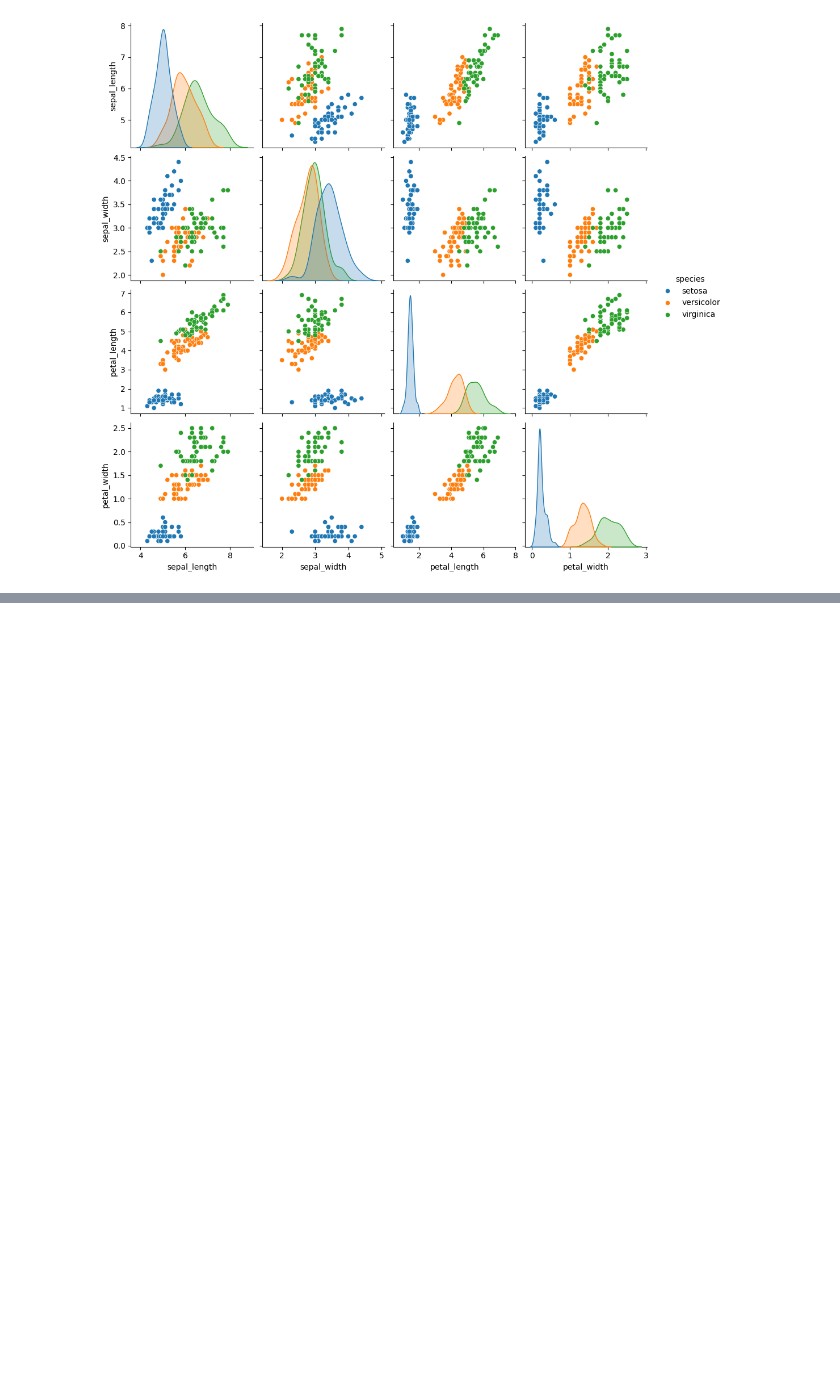
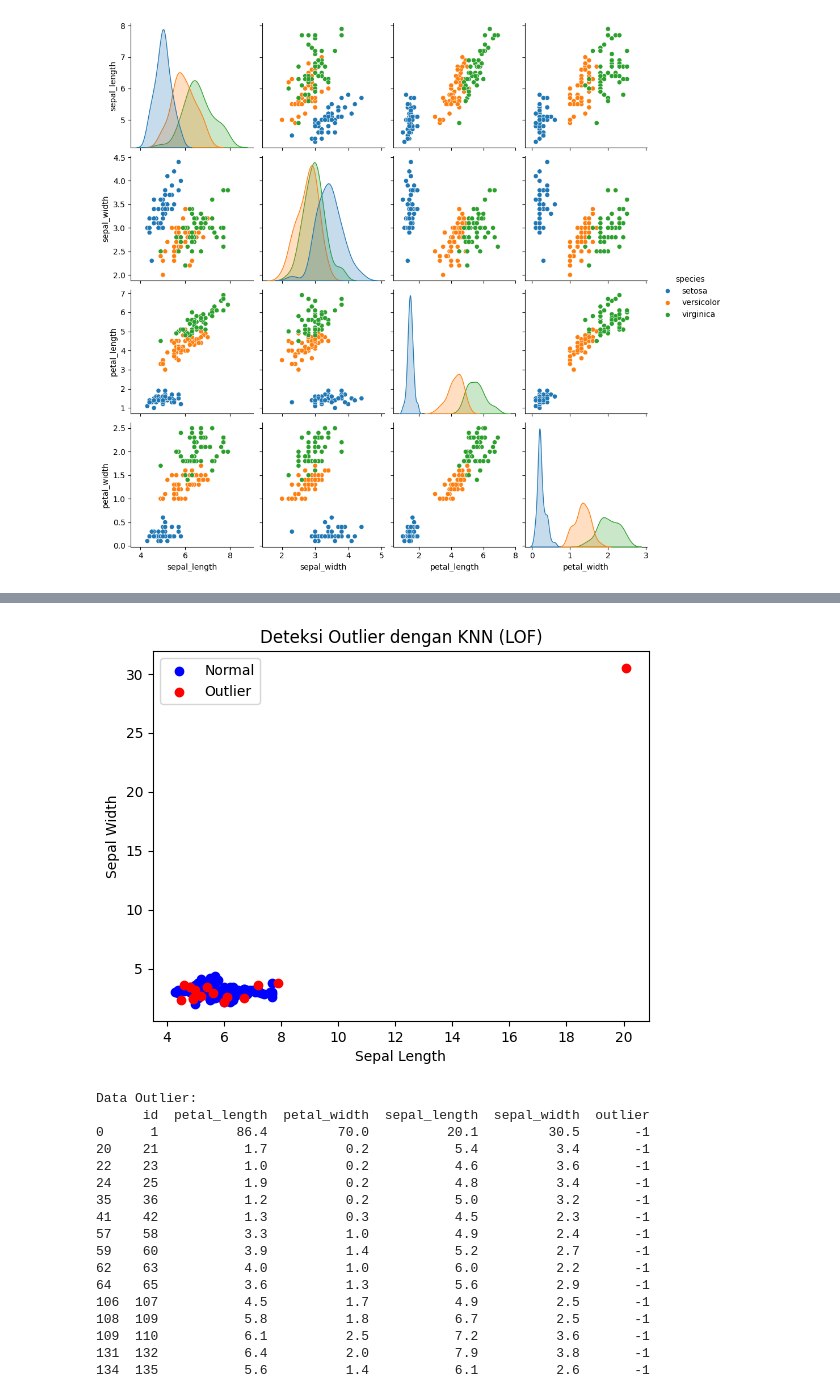
Before and after one commit to tuhu02/pendata, a Jupyter notebook: data_understanding.ipynb, the cells around one changed output, grey strips where cells are left out. Saved outputs shown, nothing was run; the diff lists cells and outputs as text; code cells hidden in the pictures; blank space fills up the shorter version.

```diff
--- a/data_understanding.ipynb
+++ b/data_understanding.ipynb
@@ -220,0 +269,75 @@ plt.show()
+# %%
+import pymysql
+import psycopg2
+import pandas as pd
+import numpy as np
+import matplotlib.pyplot as plt
+from sqlalchemy import create_engine
+from sklearn.neighbors import LocalOutlierFactor
+
+# Buat engine SQLAlchemy untuk MySQL
+mysql_engine = create_engine(
+    "mysql+pymysql://avnadmin:AVNS_ofBDTy2O0wCAbsGzXZ0@mysql-20593d66-mysqlirispendata.i.aivencloud.com:13456/defaultdb"
+)
+
+# Buat engine SQLAlchemy untuk PostgreSQL
+postgres_engine = create_engine(
+    "postgresql+psycopg2://avnadmin:AVNS_rrHJJKrYc-FwnSuk8Lt@pg-9969a87-postgreirispendata.i.aivencloud.com:27075/defaultdb"
+)
+
+# Query untuk mengambil data
+mysql_query = "SELECT id, petal_length, petal_width FROM iris"
+postgres_query = "SELECT id, sepal_length, sepal_width FROM iris"
+
+# Ambil data dari MySQL dan PostgreSQL sebagai DataFrame Pandas
+df_mysql = pd.read_sql(mysql_query, mysql_engine, coerce_float=True)
+df_postgres = pd.read_sql(postgres_query, postgres_engine, coerce_float=True)
+
+# Gabungkan Data berdasarkan 'id'
+df_combined = pd.merge(df_mysql, df_postgres, on="id", how="inner")
+
+# Konversi ke numpy array untuk analisis
+data = df_combined[['petal_length', 'petal_width', 'sepal_length', 'sepal_width']].to_numpy()
+
+# Model KNN untuk deteksi outlier dengan LOF
+lof = LocalOutlierFactor(n_neighbors=5, contamination=0.1)
+outlier_labels = lof.fit_predict(data)
+
+# Tambahkan hasil deteksi ke DataFrame
+df_combined["outlier"] = outlier_labels
+
+# Pisahkan data normal dan outlier
+normal_data = df_combined[df_combined["outlier"] == 1]
+outlier_data = df_combined[df_combined["outlier"] == -1]
+
+# Visualisasi hasil (menggunakan dua fitur untuk plotting)
+plt.scatter(normal_data["sepal_length"], normal_data["sepal_width"], label="Normal", c="blue")
+plt.scatter(outlier_data["sepal_length"], outlier_data["sepal_width"], label="Outlier", c="red")
+plt.xlabel("Sepal Length")
+plt.ylabel("Sepal Width")
+plt.title("Deteksi Outlier dengan KNN (LOF)")
+plt.legend()
+plt.show()
+
+# Menampilkan data outlier
+print("Data Outlier:")
+print(outlier_data)
+# %% [output]
+[figure, added]
+Data Outlier:
+      id  petal_length  petal_width  sepal_length  sepal_width  outlier
+0      1          86.4         70.0          20.1         30.5       -1
+20    21           1.7          0.2           5.4          3.4       -1
+22    23           1.0          0.2           4.6          3.6       -1
+24    25           1.9          0.2           4.8          3.4       -1
+35    36           1.2          0.2           5.0          3.2       -1
+41    42           1.3          0.3           4.5          2.3       -1
+57    58           3.3          1.0           4.9          2.4       -1
+59    60           3.9          1.4           5.2          2.7       -1
+62    63           4.0          1.0           6.0          2.2       -1
+64    65           3.6          1.3           5.6          2.9       -1
+106  107           4.5          1.7           4.9          2.5       -1
+108  109           5.8          1.8           6.7          2.5       -1
+109  110           6.1          2.5           7.2          3.6       -1
+131  132           6.4          2.0           7.9          3.8       -1
+134  135           5.6          1.4           6.1          2.6       -1
```
Also changed, not shown: parts of 5 cells of this notebook.
